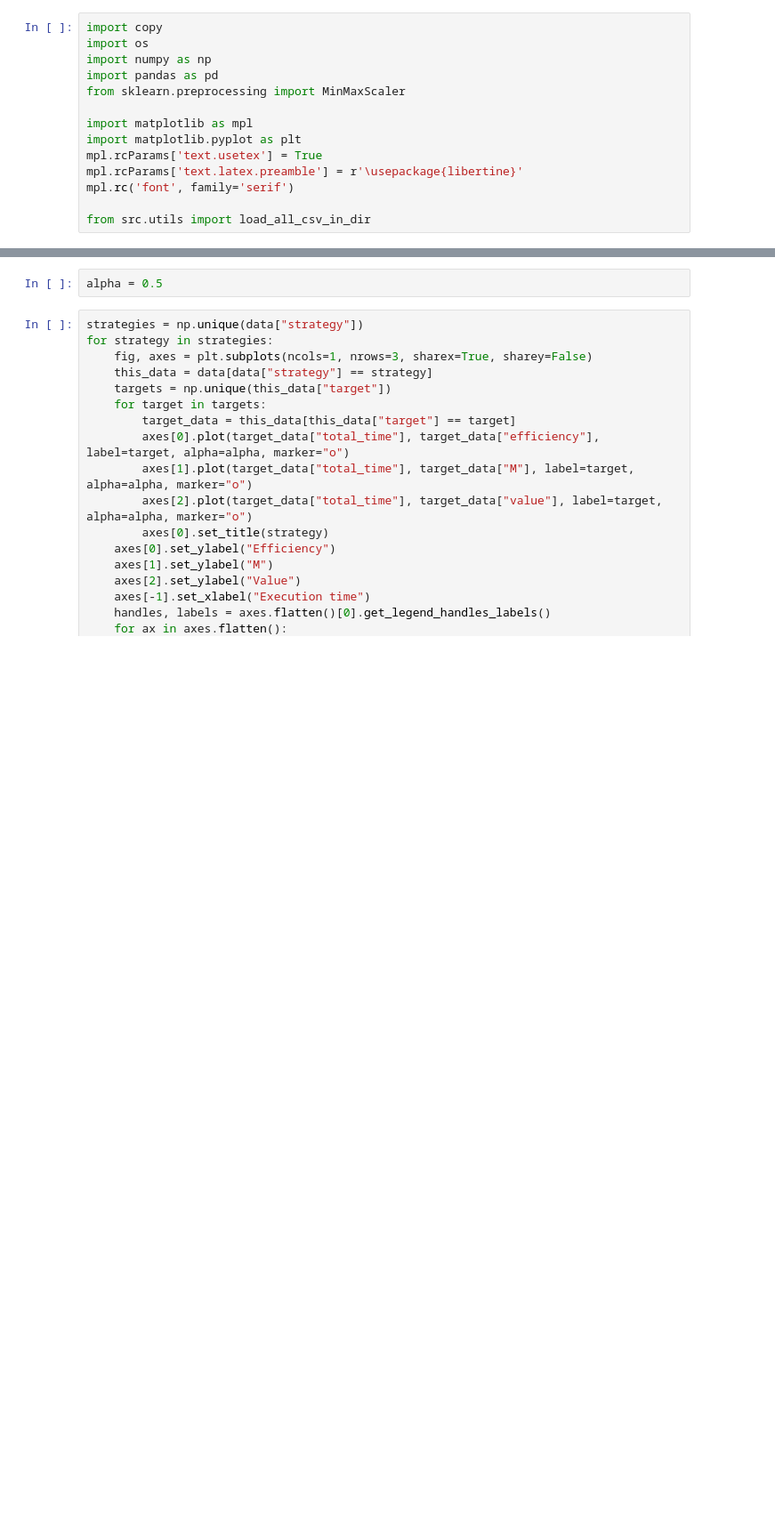
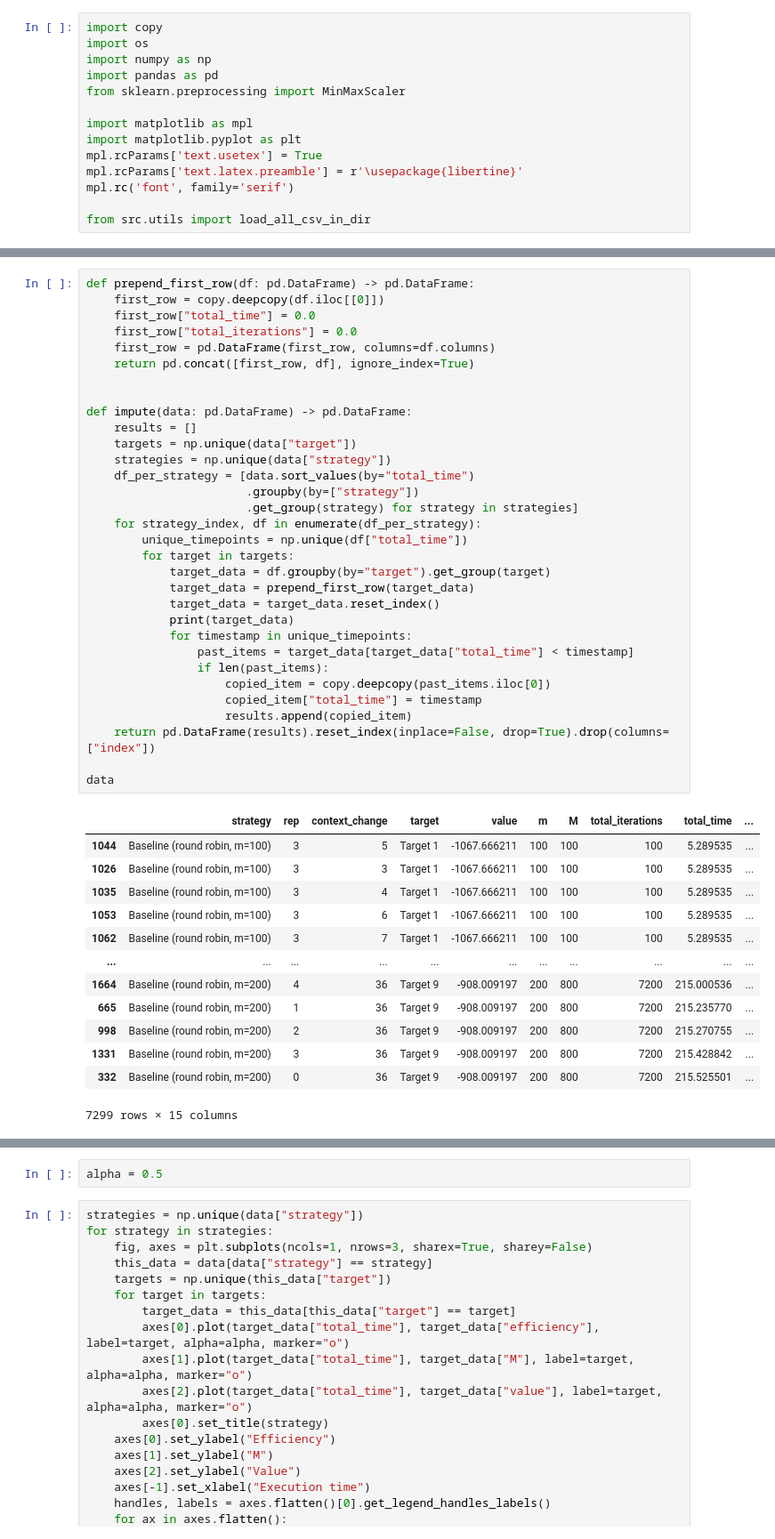
Before and after one commit to heymarco/anygrad, a Jupyter notebook: plotting/evaluate_autoencoder.ipynb, the cells around one changed output, grey strips where cells are left out. Shown at 89% size. Cells and saved outputs as stored; diff of their text form; blank space fills up the shorter version.

Commit message:
Update timestamps

```diff
--- a/plotting/evaluate_autoencoder.ipynb
+++ b/plotting/evaluate_autoencoder.ipynb
@@ -40,0 +66,46 @@ plt.show()
+# %%
+def prepend_first_row(df: pd.DataFrame) -> pd.DataFrame:
+    first_row = copy.deepcopy(df.iloc[[0]])
+    first_row["total_time"] = 0.0
+    first_row["total_iterations"] = 0.0
+    first_row = pd.DataFrame(first_row, columns=df.columns)
+    return pd.concat([first_row, df], ignore_index=True)
+
+
+def impute(data: pd.DataFrame) -> pd.DataFrame:
+    results = []
+    targets = np.unique(data["target"])
+    strategies = np.unique(data["strategy"])
+    df_per_strategy = [data.sort_values(by="total_time")
+                       .groupby(by=["strategy"])
+                       .get_group(strategy) for strategy in strategies]
+    for strategy_index, df in enumerate(df_per_strategy):
+        unique_timepoints = np.unique(df["total_time"])
+        for target in targets:
+            target_data = df.groupby(by="target").get_group(target)
+            target_data = prepend_first_row(target_data)
+            target_data = target_data.reset_index()
+            print(target_data)
+            for timestamp in unique_timepoints:
+                past_items = target_data[target_data["total_time"] < timestamp]
+                if len(past_items):
+                    copied_item = copy.deepcopy(past_items.iloc[0])
+                    copied_item["total_time"] = timestamp
+                    results.append(copied_item)
+    return pd.DataFrame(results).reset_index(inplace=False, drop=True).drop(columns=["index"])
+
+data
+# %% [output]
+|  | strategy | rep | context_change | target | value | m | M | total_iterations | total_time | ... |
+| 1044 | Baseline (round robin, m=100) | 3 | 5 | Target 1 | -1067.666211 | 100 | 100 | 100 | 5.289535 | ... |
+| 1026 | Baseline (round robin, m=100) | 3 | 3 | Target 1 | -1067.666211 | 100 | 100 | 100 | 5.289535 | ... |
+| 1035 | Baseline (round robin, m=100) | 3 | 4 | Target 1 | -1067.666211 | 100 | 100 | 100 | 5.289535 | ... |
+| 1053 | Baseline (round robin, m=100) | 3 | 6 | Target 1 | -1067.666211 | 100 | 100 | 100 | 5.289535 | ... |
+| 1062 | Baseline (round robin, m=100) | 3 | 7 | Target 1 | -1067.666211 | 100 | 100 | 100 | 5.289535 | ... |
+| ... | ... | ... | ... | ... | ... | ... | ... | ... | ... | ... |
+| 1664 | Baseline (round robin, m=200) | 4 | 36 | Target 9 | -908.009197 | 200 | 800 | 7200 | 215.000536 | ... |
+| 665 | Baseline (round robin, m=200) | 1 | 36 | Target 9 | -908.009197 | 200 | 800 | 7200 | 215.235770 | ... |
+| 998 | Baseline (round robin, m=200) | 2 | 36 | Target 9 | -908.009197 | 200 | 800 | 7200 | 215.270755 | ... |
+| 1331 | Baseline (round robin, m=200) | 3 | 36 | Target 9 | -908.009197 | 200 | 800 | 7200 | 215.428842 | ... |
+| 332 | Baseline (round robin, m=200) | 0 | 36 | Target 9 | -908.009197 | 200 | 800 | 7200 | 215.525501 | ... |
+7299 rows × 15 columns
```
Also changed, not shown: parts of 10 cells of this notebook, 1 other file.
